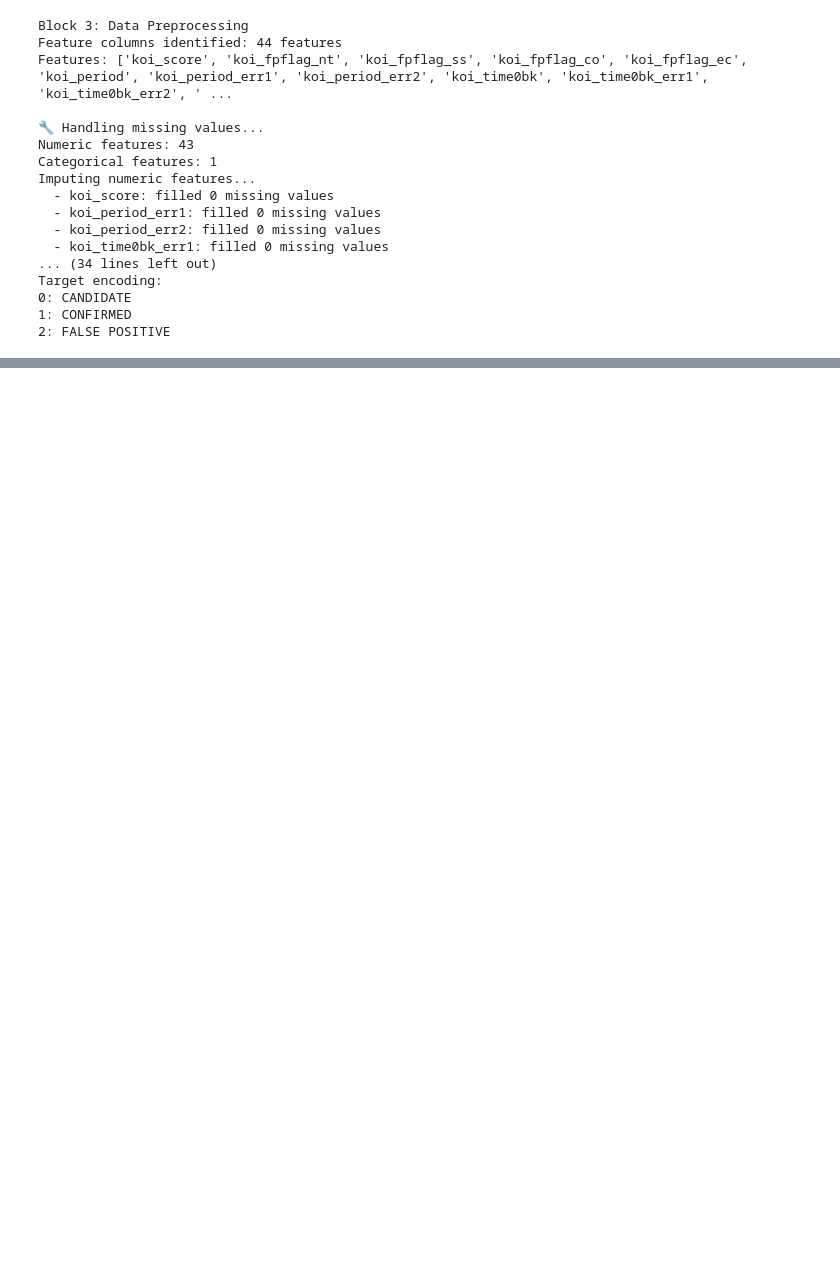
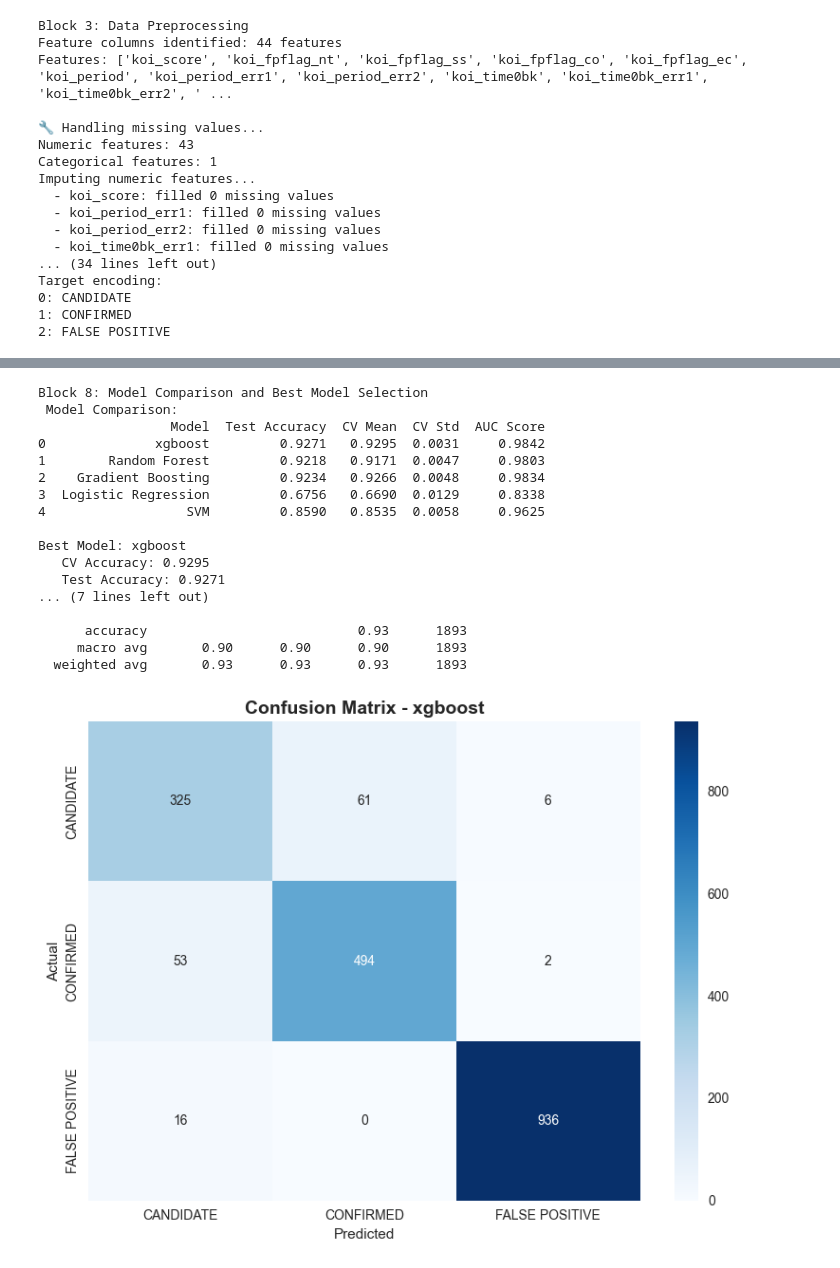
Before and after one commit to rayhankhan2192/Hunting_For_Exoplanets_With_AI_Nasa2025, a Jupyter notebook: main/koi.ipynb, the cells around one changed output, grey strips where cells are left out. Drawn from its saved outputs; the diff is of its cells as text; code cells hidden in the pictures; blank space fills up the shorter version.

Commit message:
Full analysis with model train

```diff
--- a/main/koi.ipynb
+++ b/main/koi.ipynb
@@ -7,6 +7,7 @@ import seaborn as sns
 from sklearn.model_selection import train_test_split, cross_val_score, GridSearchCV
 from sklearn.preprocessing import StandardScaler, LabelEncoder
 from sklearn.ensemble import RandomForestClassifier, GradientBoostingClassifier
+from xgboost import XGBClassifier
 from sklearn.linear_model import LogisticRegression
 from sklearn.svm import SVC
 from sklearn.metrics import classification_report, confusion_matrix, roc_auc_score, roc_curve
@@ -19,7 +20,7 @@ np.random.seed(42)
 
 print("Exoplanet Detection ML Pipeline - NASA Space App Challenge")
 print("=" * 60)
-df = pd.read_csv(r'E:\Nasa Space App 2025\Hunting_For_Exoplanets_With_AI_Nasa2025\DataSet\KOI\koi_data.csv', comment='#')
+df = pd.read_csv(r'E:\Nasa Space App 2025\Hunting_For_Exoplanets_With_AI_Nasa2025\DataSet\KOI\your_file_updated.csv', comment='#')
 
 print(f"Dataset loaded successfully!")
 print(f"Dataset shape: {df.shape}")
@@ -198,0 +430,59 @@ Block 4: Exploratory Data Analysis
+# %%
+print("\nBlock 8: Model Comparison and Best Model Selection")
+
+# Create comparison DataFrame
+comparison_df = pd.DataFrame({
+    'Model': list(model_results.keys()),
+    'Test Accuracy': [results['accuracy'] for results in model_results.values()],
+    'CV Mean': [results['cv_mean'] for results in model_results.values()],
+    'CV Std': [results['cv_std'] for results in model_results.values()],
+    'AUC Score': [results['auc'] for results in model_results.values()]
+})
+
+print(" Model Comparison:")
+print(comparison_df.round(4))
+
+# Select best model based on CV accuracy
+best_model_name = comparison_df.loc[comparison_df['CV Mean'].idxmax(), 'Model']
+best_model_results = model_results[best_model_name]
+best_model = best_model_results['model']
+
+print(f"\nBest Model: {best_model_name}")
+print(f"   CV Accuracy: {best_model_results['cv_mean']:.4f}")
+print(f"   Test Accuracy: {best_model_results['accuracy']:.4f}")
+
+# Detailed classification report for best model
+print(f"\n Detailed Classification Report for {best_model_name}:")
+print(classification_report(y_test, best_model_results['predictions'],
+                          target_names=target_encoder.classes_))
+
+# Confusion Matrix
+plt.figure(figsize=(8, 6))
+cm = confusion_matrix(y_test, best_model_results['predictions'])
+sns.heatmap(cm, annot=True, fmt='d', cmap='Blues',
+            xticklabels=target_encoder.classes_,
+            yticklabels=target_encoder.classes_)
+plt.title(f'Confusion Matrix - {best_model_name}', fontsize=14, fontweight='bold')
+plt.xlabel('Predicted')
+plt.ylabel('Actual')
+plt.tight_layout()
+plt.show()
+# %% [output]
+Block 8: Model Comparison and Best Model Selection
+ Model Comparison:
+                 Model  Test Accuracy  CV Mean  CV Std  AUC Score
+0              xgboost         0.9271   0.9295  0.0031     0.9842
+1        Random Forest         0.9218   0.9171  0.0047     0.9803
+2    Gradient Boosting         0.9234   0.9266  0.0048     0.9834
+3  Logistic Regression         0.6756   0.6690  0.0129     0.8338
+4                  SVM         0.8590   0.8535  0.0058     0.9625
+
+Best Model: xgboost
+   CV Accuracy: 0.9295
+   Test Accuracy: 0.9271
+... (7 lines left out)
+
+      accuracy                           0.93      1893
+     macro avg       0.90      0.90      0.90      1893
+  weighted avg       0.93      0.93      0.93      1893
+[figure, added]
```
Also changed, not shown: parts of 14 cells of this notebook.
